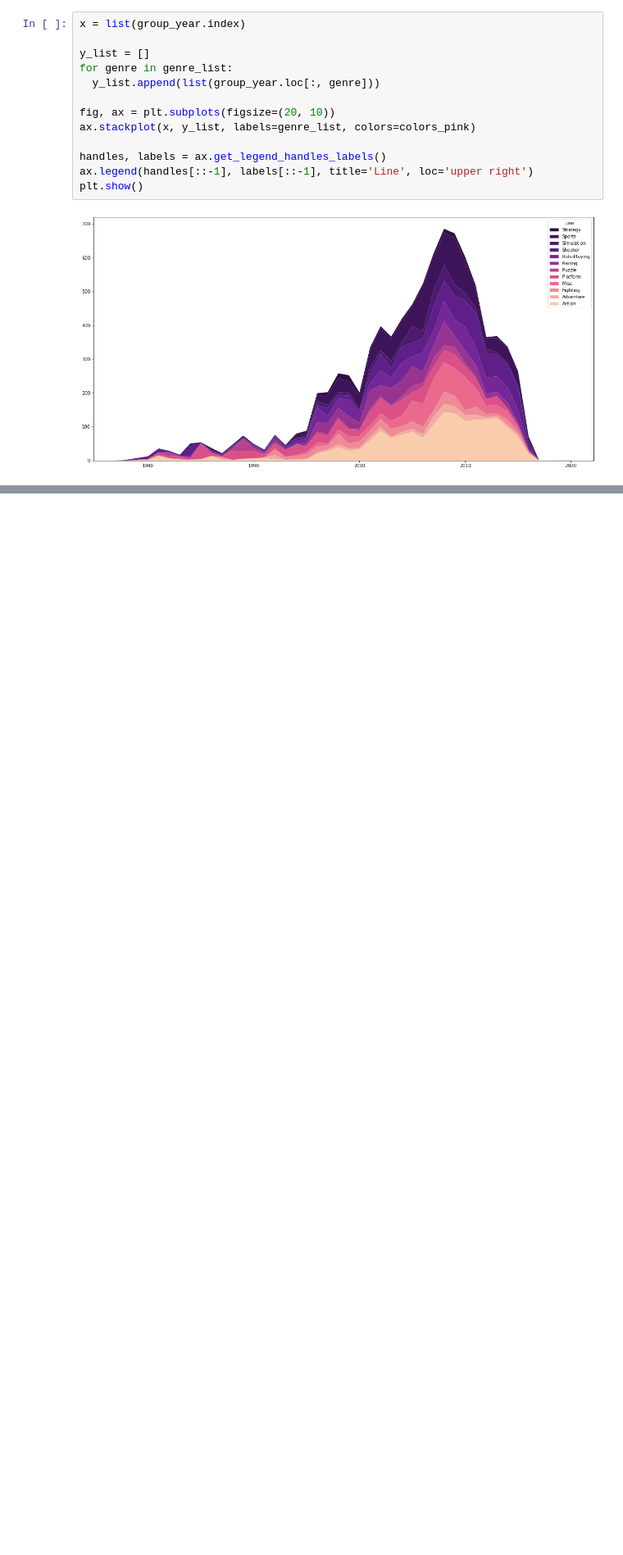
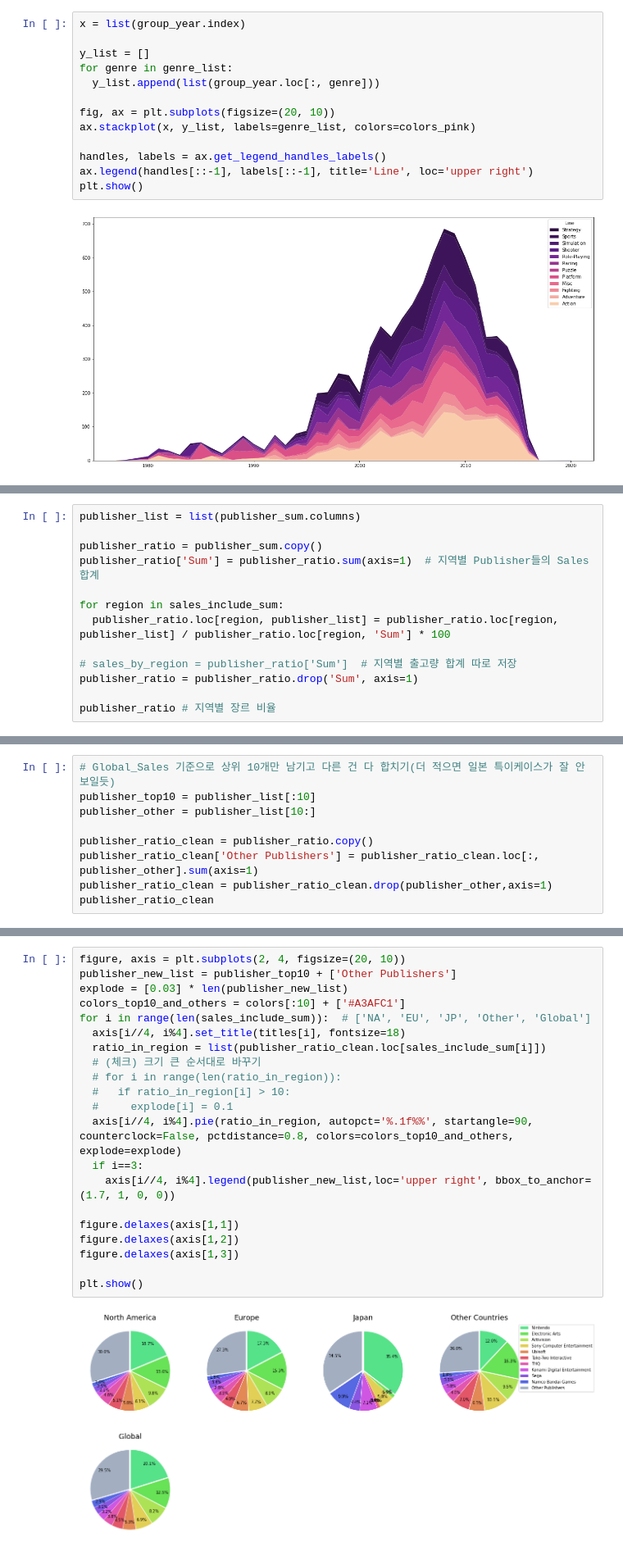
Before and after one commit to nan-park/section1_project, a Jupyter notebook: AI_section1_project.ipynb, the cells around one changed output, grey strips where cells are left out. Shown at 82% size. Cells and saved outputs as stored; diff of their text form; blank space fills up the shorter version.

```diff
--- a/AI_section1_project.ipynb
+++ b/AI_section1_project.ipynb
@@ -669,0 +794,13 @@ group_year
+# %%
+publisher_list = list(publisher_sum.columns)
+
+publisher_ratio = publisher_sum.copy()
+publisher_ratio['Sum'] = publisher_ratio.sum(axis=1)  # 지역별 Publisher들의 Sales 합계
+
+for region in sales_include_sum:
+  publisher_ratio.loc[region, publisher_list] = publisher_ratio.loc[region, publisher_list] / publisher_ratio.loc[region, 'Sum'] * 100
+
+# sales_by_region = publisher_ratio['Sum']  # 지역별 출고량 합계 따로 저장
+publisher_ratio = publisher_ratio.drop('Sum', axis=1)
+
+publisher_ratio # 지역별 장르 비율
@@ -669,0 +814,9 @@ group_year
+# %%
+# Global_Sales 기준으로 상위 10개만 남기고 다른 건 다 합치기(더 적으면 일본 특이케이스가 잘 안 보일듯)
+publisher_top10 = publisher_list[:10]
+publisher_other = publisher_list[10:]
+
+publisher_ratio_clean = publisher_ratio.copy()
+publisher_ratio_clean['Other Publishers'] = publisher_ratio_clean.loc[:, publisher_other].sum(axis=1)
+publisher_ratio_clean = publisher_ratio_clean.drop(publisher_other,axis=1)
+publisher_ratio_clean
@@ -669,0 +830,23 @@ group_year
+# %%
+figure, axis = plt.subplots(2, 4, figsize=(20, 10))
+publisher_new_list = publisher_top10 + ['Other Publishers']
+explode = [0.03] * len(publisher_new_list)
+colors_top10_and_others = colors[:10] + ['#A3AFC1']
+for i in range(len(sales_include_sum)):  # ['NA', 'EU', 'JP', 'Other', 'Global']
+  axis[i//4, i%4].set_title(titles[i], fontsize=18)
+  ratio_in_region = list(publisher_ratio_clean.loc[sales_include_sum[i]])
+  # (체크) 크기 큰 순서대로 바꾸기
+  # for i in range(len(ratio_in_region)):
+  #   if ratio_in_region[i] > 10:
+  #     explode[i] = 0.1
+  axis[i//4, i%4].pie(ratio_in_region, autopct='%.1f%%', startangle=90, counterclock=False, pctdistance=0.8, colors=colors_top10_and_others, explode=explode)
+  if i==3:
+    axis[i//4, i%4].legend(publisher_new_list,loc='upper right', bbox_to_anchor=(1.7, 1, 0, 0))
+
+figure.delaxes(axis[1,1])
+figure.delaxes(axis[1,2])
+figure.delaxes(axis[1,3])
+
+plt.show()
+# %% [output]
+[figure, added]
```
Also changed, not shown: parts of 18 cells of this notebook.
